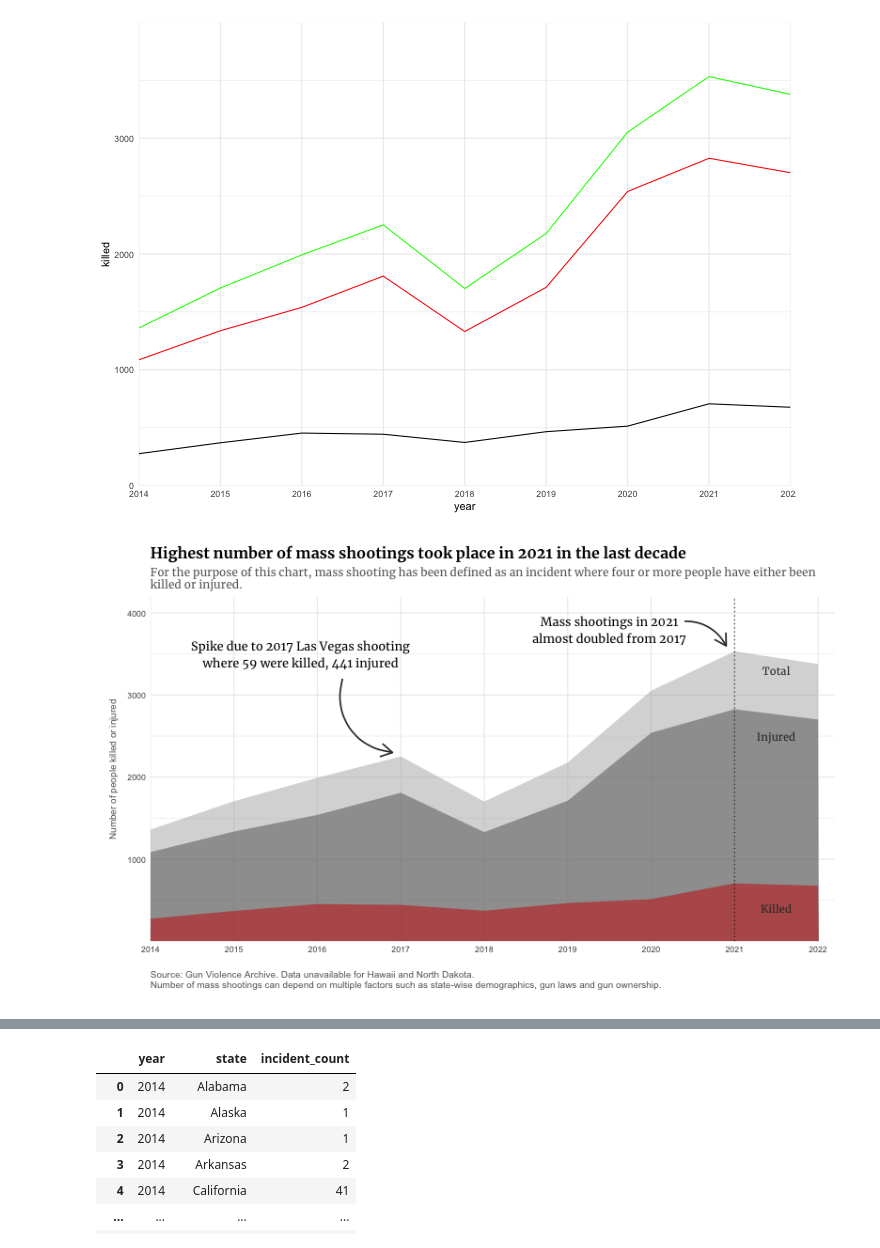
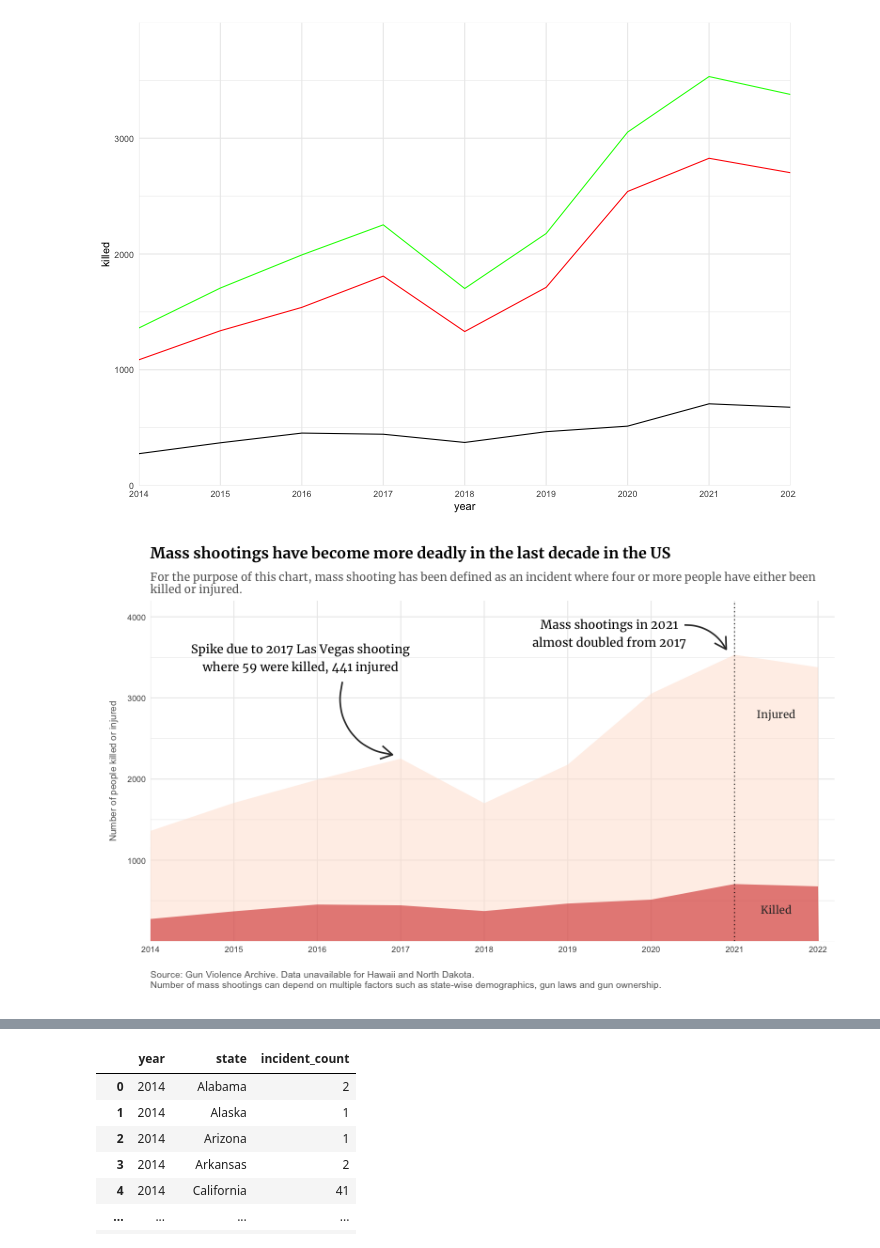
Before and after one commit to poojachaudhuri/project-2, a Jupyter notebook: plotting.ipynb, the cells around one changed output, grey strips where cells are left out. Cells and saved outputs as stored; diff of their text form; code cells hidden in the pictures.

```diff
--- a/plotting.ipynb
+++ b/plotting.ipynb
@@ -386,8 +386,8 @@ ggplot(df_victims) +
 
 ggplot(df_victims) +
     aes(x = year, y = victims_count) +
-    geom_area(fill = 'gray69', alpha=0.5, position = "stack") +
-    geom_area(aes(y = injured), fill = 'gray36', alpha=0.5, position = "stack") +
+    geom_area(fill = '#fee0d2', alpha=0.5, position = "stack") +
+    # geom_area(aes(y = injured), fill = 'gray36', alpha=0.5, position = "stack") +
     geom_area(aes(y = killed), fill = 'red3', alpha=0.5, position = "stack") +
     geom_vline(xintercept = 2021, color = 'black', linetype = "dotted", size = 0.5) +
     scale_x_continuous(breaks = seq(2014, 2022, by = 1)) +
@@ -400,40 +400,40 @@ ggplot(df_victims) +
     plot.subtitle = element_text(size = 12, family = "Merriweather", color = "gray40"),
     plot.caption = element_text(hjust = 0, size = 10, family = "Arial", color = "gray40"),
     axis.title.y = element_text(size = 10, family = "Arial", color = "gray40", margin = margin(r = 10)),
     plot.margin = unit(c(0.5, 0.5, 0.5, 0.5), "cm")
   ) +
     annotate("curve",
         x = 2016.3, y = 3200,
         xend = 2016.9, yend = 2300,
         arrow = arrow(length = unit(0.5, "cm")),
         curvature = 0.5, size = 0.8, color = "gray20") +
       annotate("curve",
         x = 2020.4, y = 3900,
         xend = 2020.9, yend = 3600,
         arrow = arrow(length = unit(0.5, "cm")),
         curvature = -0.3, size = 0.8, color = "gray20") +
     annotate("text",
         x = 2015.8, y = 3500,
         label = "Spike due to 2017 Las Vegas shooting\nwhere 59 were killed, 441 injured", size = 4.5, family = "Merriweather", color = "black") +
     annotate("text",
         x = 2019.5, y = 3800,
         label = "Mass shootings in 2021\nalmost doubled from 2017", size = 4.5, family = "Merriweather", color = "black") +
     annotate("text",
-        x = 2021.5, y = 400,
+        x = 2021.5, y = 390,
         label = "Killed", size = 4, family = "Merriweather", color = "gray20",) +
     annotate("text",
-        x = 2021.5, y = 2500,
+        x = 2021.5, y = 2800,
         label = "Injured", size = 4, family = "Merriweather", color = "gray20") +
-    annotate("text",
-        x = 2021.5, y = 3300,
-        label = "Total", size = 4, family = "Merriweather", color = "gray20") +
-    labs(title = "Highest number of mass shootings took place in 2021 in the last decade",
+    # annotate("text",
+    #     x = 2021.5, y = 3300,
+        # label = "Total", size = 4, family = "Merriweather", color = "gray20") +
+    labs(title = "Mass shootings have become more deadly in the last decade in the US",
        subtitle = "For the purpose of this chart, mass shooting has been defined as an incident where four or more people have either been\nkilled or injured.",
        x = "",
        y = "Number of people killed or injured",
        caption = "Source: Gun Violence Archive. Data unavailable for Hawaii and North Dakota.\nNumber of mass shootings can depend on multiple factors such as state-wise demographics, gun laws and gun ownership.")
 # %% [output]
-[figure, old version]
+[figure, new version]
 # %%
 df_decade.head()
 # %% [output]
```
Also changed, not shown: parts of 15 cells of this notebook, 7 other files.
